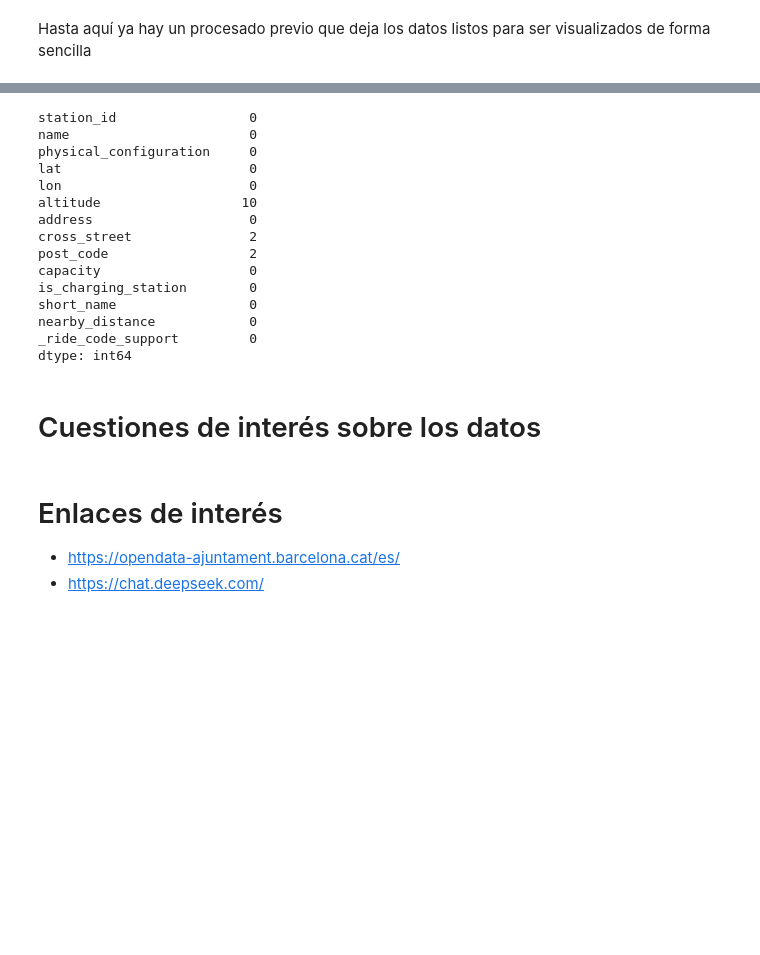
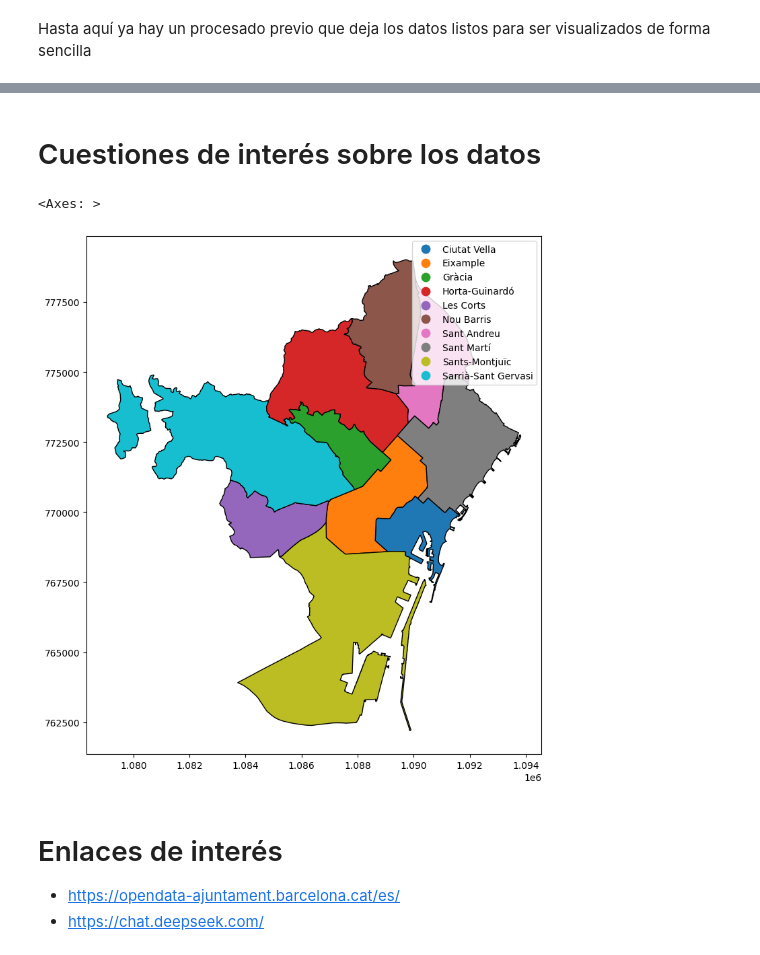
Before and after one commit to Isanagui1818/UB-capston-project, a Jupyter notebook: analisis exploratorio.ipynb, the cells around one changed output, grey strips where cells are left out. Cells and saved outputs as stored; diff of their text form; code cells hidden in the pictures; blank space fills up the shorter version.

Commit message:
proyecto final mapas!

```diff
--- a/analisis exploratorio.ipynb
+++ b/analisis exploratorio.ipynb
@@ -172,20 +157,42 @@ Info_bicing_csv[Info_bicing_csv['name']=='PG. MARITIM, 11 (DAVANT PL. BRUGADA)']
-# %%
-Info_bicing_csv.isna().sum()
-# %% [output]
-station_id                 0
-name                       0
-physical_configuration     0
-lat                        0
-lon                        0
-altitude                  10
-address                    0
-cross_street               2
-post_code                  2
-capacity                   0
-is_charging_station        0
-short_name                 0
-nearby_distance            0
-_ride_code_support         0
-dtype: int64
 # %% [markdown]
 # Cuestiones de interés sobre los datos
+# %%
+# Librería geopandas para hacer mapas
+import geopandas as gpd
+
+# Enlace a los datos de geolocalización de los barrios de Barcelona:
+url = 'https://raw.githubusercontent.com/jcanalesluna/bcn-geodata/master/districtes/districtes.geojson'
+
+# Distritos de la ciudad de Barcelona
+districts = gpd.read_file(url)
+
+# Mostrar los datos de los distritos de la ciudad de Barcelona:
+districts.head(2)
+# %%
+# Transformar a Projected Coordinates
+districts.to_crs(epsg=2062, inplace=True)
+
+# Area y conversión de metros a kilometros
+districts['area'] = districts.area / 1000000
+
+# Punto central/centroide
+districts['centroid']=districts.centroid
+# %%
+# Crear un nuevo punto
+from shapely.geometry import Point
+sagrada_fam = Point(2.1743680500855005, 41.403656946781304)
+
+# Convertimos a Geoserie
+sagrada_fam = gpd.GeoSeries(sagrada_fam,crs=4326)
+
+# Transformar a sistema proyectado
+sagrada_fam= sagrada_fam.to_crs(epsg=2062)
+
+# Comparar ubicació sagrada familia
+districts['sagrada_fam_dist'] = [float(sagrada_fam.distance(centroid)) / 1000 for centroid in districts.centroid]
+# %%
+# Mapa por distritos de Barcelona
+districts.plot(column='NOM', figsize=(10,10), edgecolor='black', legend=True)
+# %% [output]
+<Axes: >
+[figure, added]
```
Also changed, not shown: parts of 5 cells of this notebook, 2 other files.
